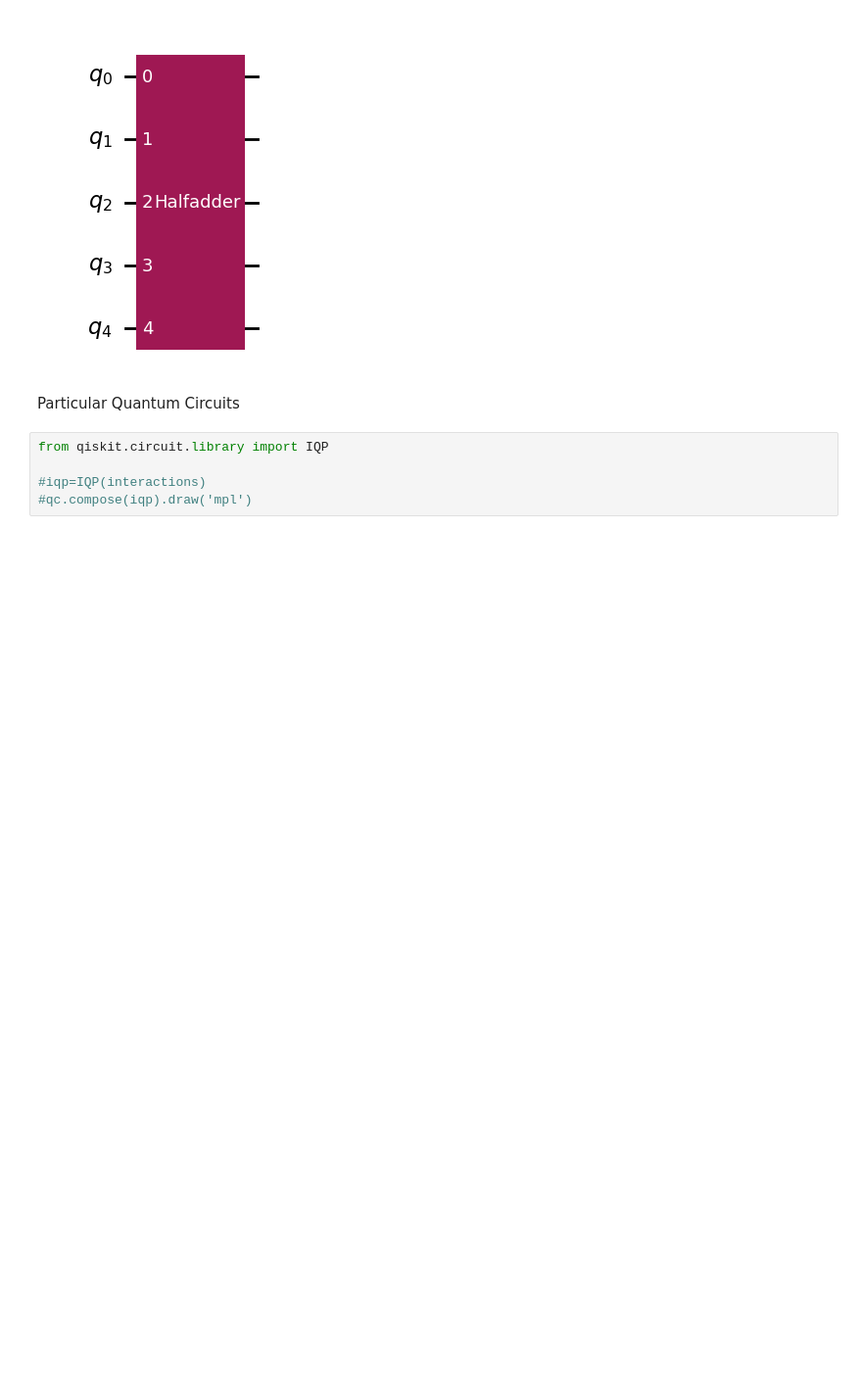
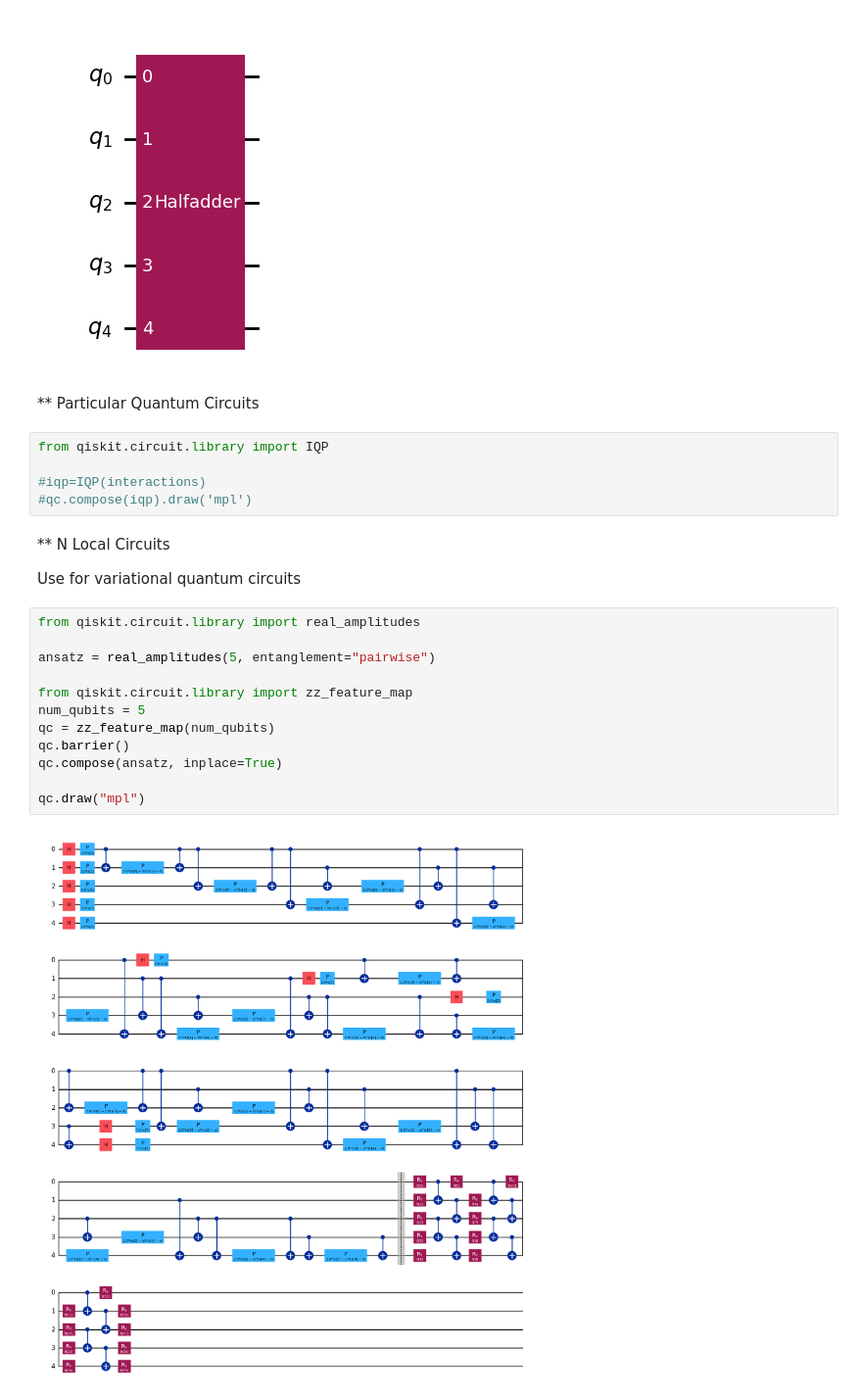
Before and after one commit to kibrahim757/qiskit_certification_examples, a Jupyter notebook: 1_2_Quantum_Operations.ipynb, the cells around one changed output. Shown at 98% size. Drawn from its saved outputs; the diff is of its cells as text; blank space fills up the shorter version.

Commit message:
added nlocal , oracle and template circuits

```diff
--- a/1_2_Quantum_Operations.ipynb
+++ b/1_2_Quantum_Operations.ipynb
@@ -148,9 +148,27 @@ qc.compose(hagate).draw('mpl')
 # %% [output]
 [figure]
 # %% [markdown]
-Particular Quantum Circuits
+** Particular Quantum Circuits
 # %%
 from qiskit.circuit.library import IQP
 
 #iqp=IQP(interactions)
 #qc.compose(iqp).draw('mpl')
+# %% [markdown]
+** N Local Circuits
+
+Use for variational quantum circuits
+# %%
+from qiskit.circuit.library import real_amplitudes
+
+ansatz = real_amplitudes(5, entanglement="pairwise")
+
+from qiskit.circuit.library import zz_feature_map
+num_qubits = 5
+qc = zz_feature_map(num_qubits)
+qc.barrier()
+qc.compose(ansatz, inplace=True)
+
+qc.draw("mpl")
+# %% [output]
+[figure, added]
```
Also changed, not shown: parts of 6 cells of this notebook.
